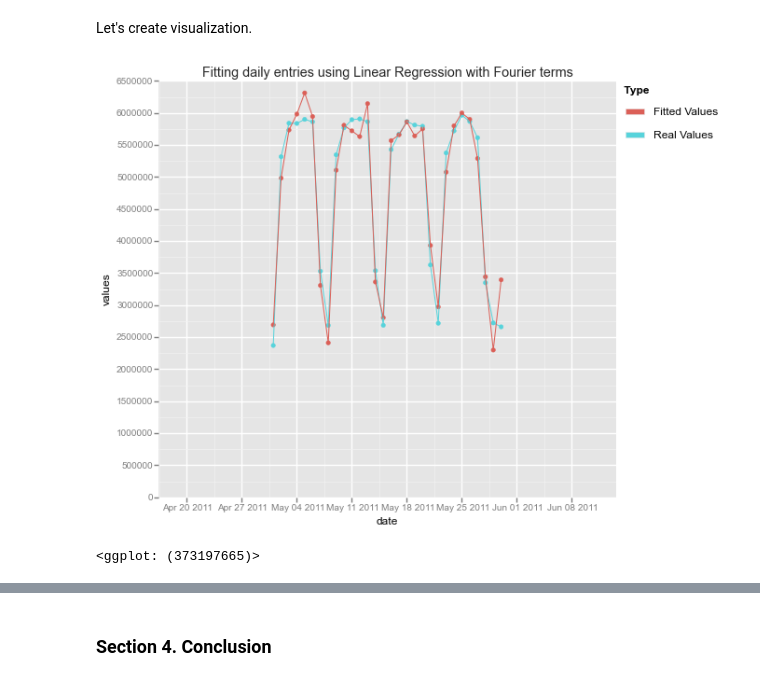
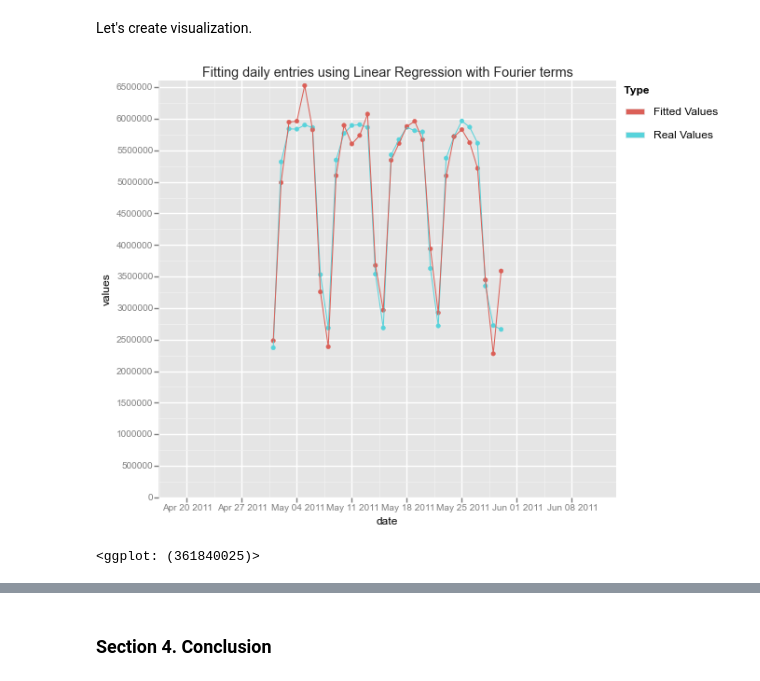
Before and after one commit to orenov/udacity-nanodegree-data-analyst, a Jupyter notebook: Intro-to-Data-Science/Project/AnalyzingSubwayData.ipynb, the cells around one changed output, grey strips where cells are left out. Cells and saved outputs as stored; diff of their text form; code cells hidden in the pictures.

```diff
--- a/Intro-to-Data-Science/Project/AnalyzingSubwayData.ipynb
+++ b/Intro-to-Data-Science/Project/AnalyzingSubwayData.ipynb
@@ -230,7 +230,7 @@ def add(df, n, col_time_name):
 
     return df
 
-main = add(main, 4, 'UnixTime')
+main = add(main, 2, 'UnixTime')
 cols = list(main.columns.values)
 cols_x = [x for x in cols if x not in ['NumberOfPeople', 'Date', 'UnixTime']]
 y = main['NumberOfPeople']
@@ -275,16 +275,16 @@ Let's create visualization.
 # %%
 pr = pandas.Series(results.predict())
 #Construct data with fitted values and real values
 final1 = pandas.DataFrame(dict(values = pr, date = main['Date']))
 final2 = pandas.DataFrame(dict(values = main['NumberOfPeople'], date = main['Date']))
 final1['type'] = 'fitted values'
 final2['type'] = 'real values'
 final = pandas.concat([final1, final2])
 
 #crete visualization
 gg = ggplot(final, aes(x='date', y='values', color = 'type')) + geom_point() + geom_line() +\
-ggtitle("Fitting daily entries using Linear Regression with Fourier terms") + ylim(0, 6500000)
+ggtitle("Fitting daily entries using Linear Regression with Fourier terms") + ylim(0, 6600000)
 print gg
 # %% [output]
-[figure, old version]
+[figure, new version]
-<ggplot: (373197665)>
+<ggplot: (361840025)>
```
Also changed, not shown: parts of 9 cells of this notebook.
